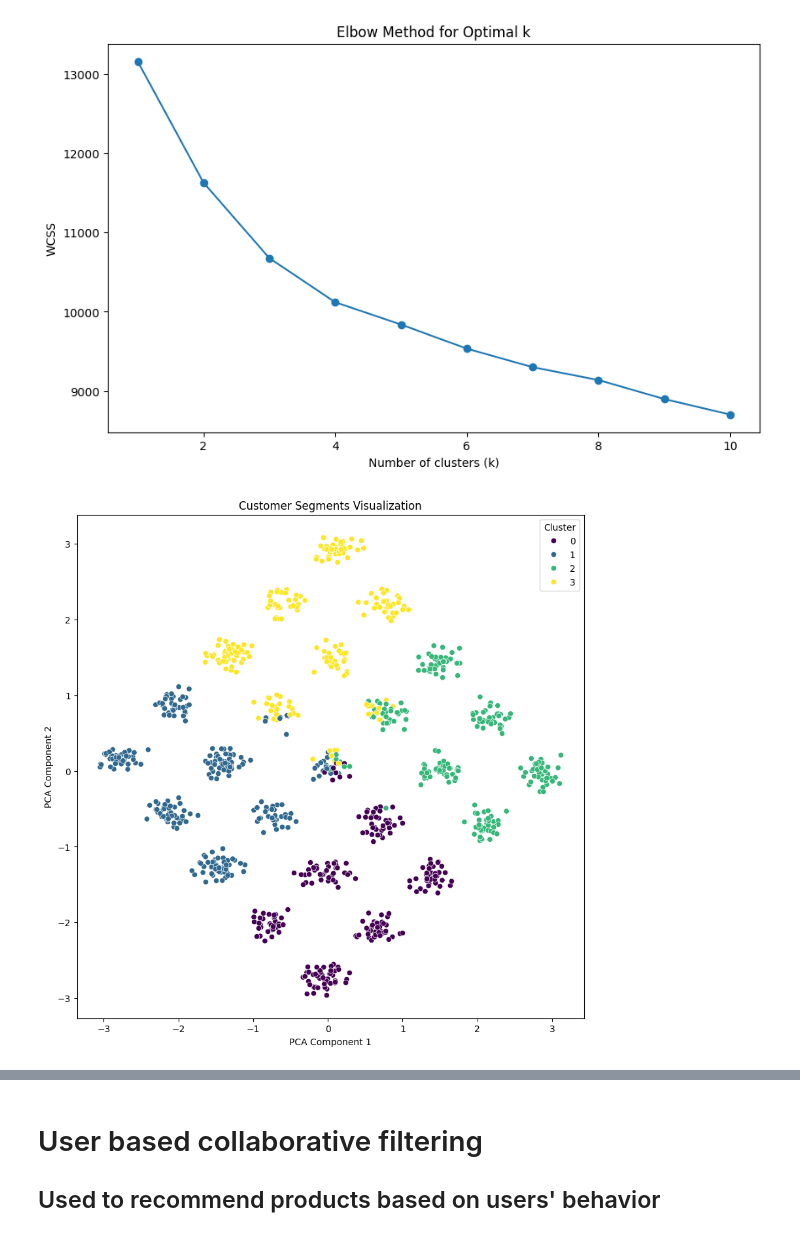
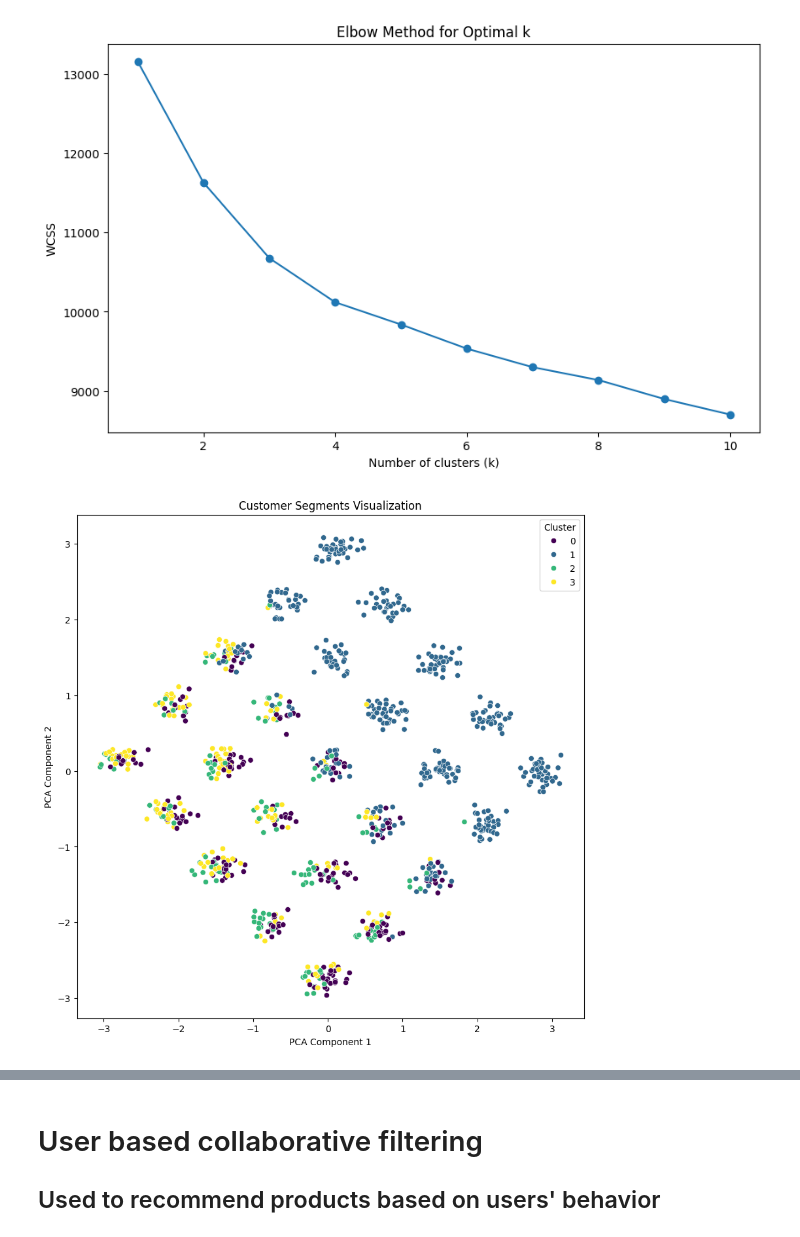
Before and after one commit to Tombideptrai/ecommerce_rec, a Jupyter notebook: scripts/testing_models.ipynb, the cells around one changed output, grey strips where cells are left out. Drawn from its saved outputs; the diff is of its cells as text; code cells hidden in the pictures.

```diff
--- a/draft2.ipynb
+++ b/scripts/testing_models.ipynb
@@ -1,7 +1,7 @@
 # %%
 import pandas as pd
 
-df = pd.read_csv('data/user_personalized_features.csv')
+df = pd.read_csv('../data/user_personalized_features.csv')
 df.head(10)
 # %% [output]
 |  | Unnamed: 0 | User_ID | Age | Gender | Location | Income | Interests | Last_Login_Days_Ago | ... |
@@ -134,16 +134,53 @@ plt.ylabel('WCSS')
 # %% [output]
 Text(0, 0.5, 'WCSS')
 [figure]
+# %%
+from sklearn.preprocessing import LabelEncoder, StandardScaler
+from sklearn.cluster import KMeans
+from sklearn.metrics import classification_report
+
+# Encode all categorical columns except the target
+cat_cols = [col for col in df.select_dtypes(include='object').columns if col != 'Product_Category_Preference']
+label_encoder = {}
+
+for col in cat_cols:
+    le = LabelEncoder()
+    df[col] = le.fit_transform(df[col])
+    label_encoder[col] = le
+
+# Optionally encode the target for classification_report
+le_target = LabelEncoder()
+df['Product_Category_Preference_encoded'] = le_target.fit_transform(df['Product_Category_Preference'])
+
+# Scale numeric columns
+num_cols = [col for col in df.select_dtypes(include='number').columns if col not in ['Cluster']]
+
+scaler = StandardScaler()
+df[num_cols] = scaler.fit_transform(df[num_cols])
+
+# KMeans clustering (Cluster will be int)
+optimal_clusters = 4
+kmeans = KMeans(n_clusters=optimal_clusters, random_state=42)
+df['Cluster'] = kmeans.fit_predict(df[num_cols])
+
+# Ensure both columns are integer type
+y_true = df['Product_Category_Preference_encoded'].astype(int)
+y_pred = df['Cluster'].astype(int)
 # %%
+from sklearn.metrics import classification_report
+
 optimal_clusters = 4
 kmeans = KMeans(n_clusters=optimal_clusters, random_state=42)
 df['Cluster'] = kmeans.fit_predict(df)
+
+
 
 plt.figure(figsize=(10, 10))
 sns.scatterplot(x=pca_components[:, 0], y=pca_components[:, 1], hue=df['Cluster'], palette='viridis')
 plt.title('Customer Segments Visualization')
 plt.xlabel('PCA Component 1')
 plt.ylabel('PCA Component 2')
 plt.show()
+top_products_per_cluster = {}
 # %% [output]
-[figure, old version]
+[figure, new version]
```
Also changed, not shown: parts of 8 cells of this notebook, 4 other files.
